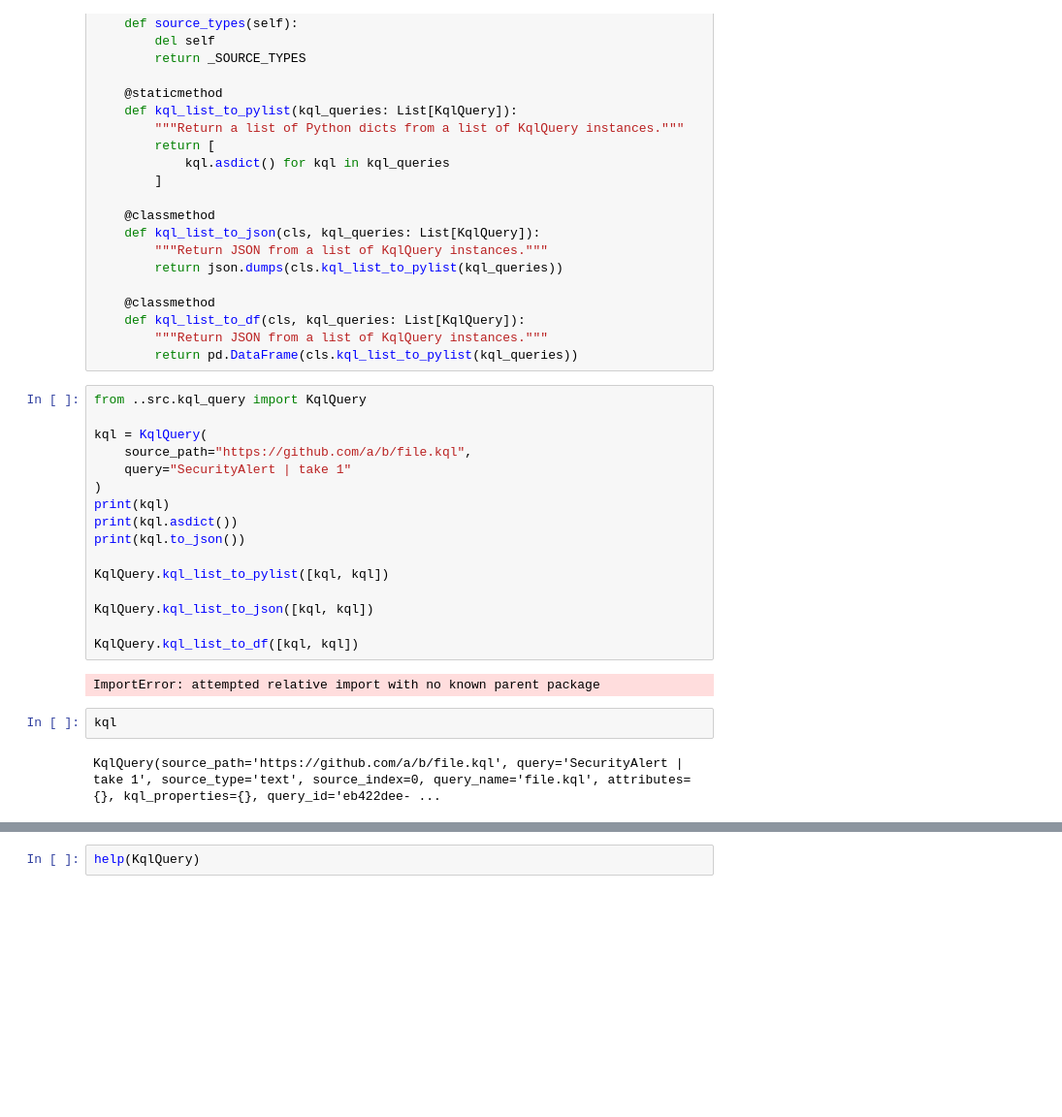
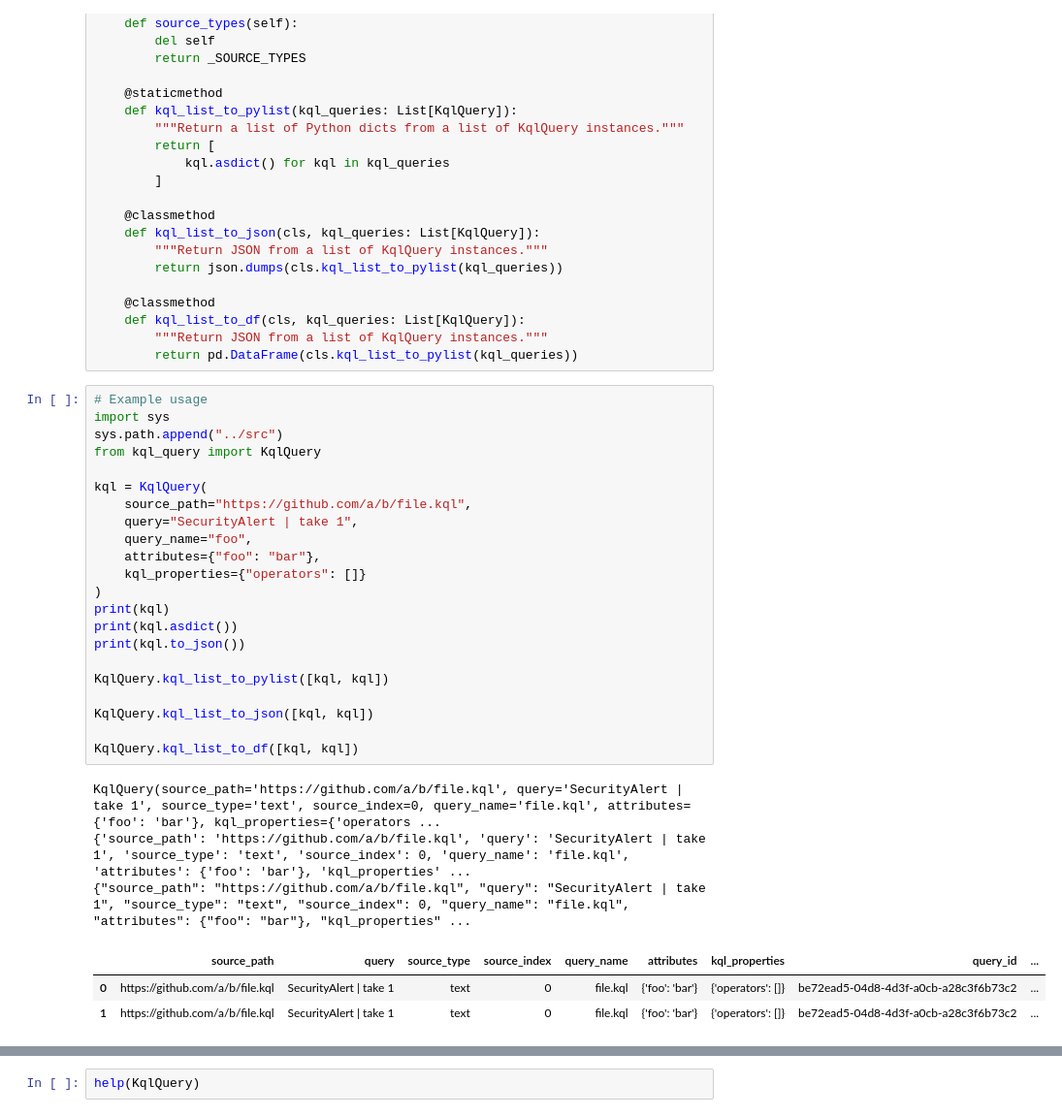
Before and after one commit to microsoft/kql-query-store, a Jupyter notebook: dev-notebooks/db_pandas_store.ipynb, the cells around one changed output, grey strips where cells are left out. Shown at 97% size. Drawn from its saved outputs; the diff is of its cells as text; blank space fills up the shorter version.

```diff
--- a/dev-notebooks/db_pandas_store.ipynb
+++ b/dev-notebooks/db_pandas_store.ipynb
@@ -449,24 +453,31 @@ class KqlQuery:
         """Return JSON from a list of KqlQuery instances."""
         return pd.DataFrame(cls.kql_list_to_pylist(kql_queries))
 # %%
-from ..src.kql_query import KqlQuery
+# Example usage
+import sys
+sys.path.append("../src")
+from kql_query import KqlQuery
 
 kql = KqlQuery(
     source_path="https://github.com/a/b/file.kql",
-    query="SecurityAlert | take 1"
+    query="SecurityAlert | take 1",
+    query_name="foo",
+    attributes={"foo": "bar"},
+    kql_properties={"operators": []}
 )
 print(kql)
 print(kql.asdict())
 print(kql.to_json())
 
 KqlQuery.kql_list_to_pylist([kql, kql])
 
 KqlQuery.kql_list_to_json([kql, kql])
 
 KqlQuery.kql_list_to_df([kql, kql])
 # %% [output]
-ImportError: attempted relative import with no known parent package
+KqlQuery(source_path='https://github.com/a/b/file.kql', query='SecurityAlert | take 1', source_type='text', source_index=0, query_name='file.kql', attributes={'foo': 'bar'}, kql_properties={'operators ...
+{'source_path': 'https://github.com/a/b/file.kql', 'query': 'SecurityAlert | take 1', 'source_type': 'text', 'source_index': 0, 'query_name': 'file.kql', 'attributes': {'foo': 'bar'}, 'kql_properties' ...
+{"source_path": "https://github.com/a/b/file.kql", "query": "SecurityAlert | take 1", "source_type": "text", "source_index": 0, "query_name": "file.kql", "attributes": {"foo": "bar"}, "kql_properties" ...
+|  | source_path | query | source_type | source_index | query_name | attributes | kql_properties | query_id | ... |
+| 0 | https://github.com/a/b/file.kql | SecurityAlert | take 1 | text | 0 | file.kql | {'foo': 'bar'} | {'operators': []} | be72ead5-04d8-4d3f-a0cb-a28c3f6b73c2 | ... |
+| 1 | https://github.com/a/b/file.kql | SecurityAlert | take 1 | text | 0 | file.kql | {'foo': 'bar'} | {'operators': []} | be72ead5-04d8-4d3f-a0cb-a28c3f6b73c2 | ... |
-# %%
-kql
-# %% [output]
-KqlQuery(source_path='https://github.com/a/b/file.kql', query='SecurityAlert | take 1', source_type='text', source_index=0, query_name='file.kql', attributes={}, kql_properties={}, query_id='eb422dee- ...
```
Also changed, not shown: parts of 2 cells of this notebook, 3 other files.
